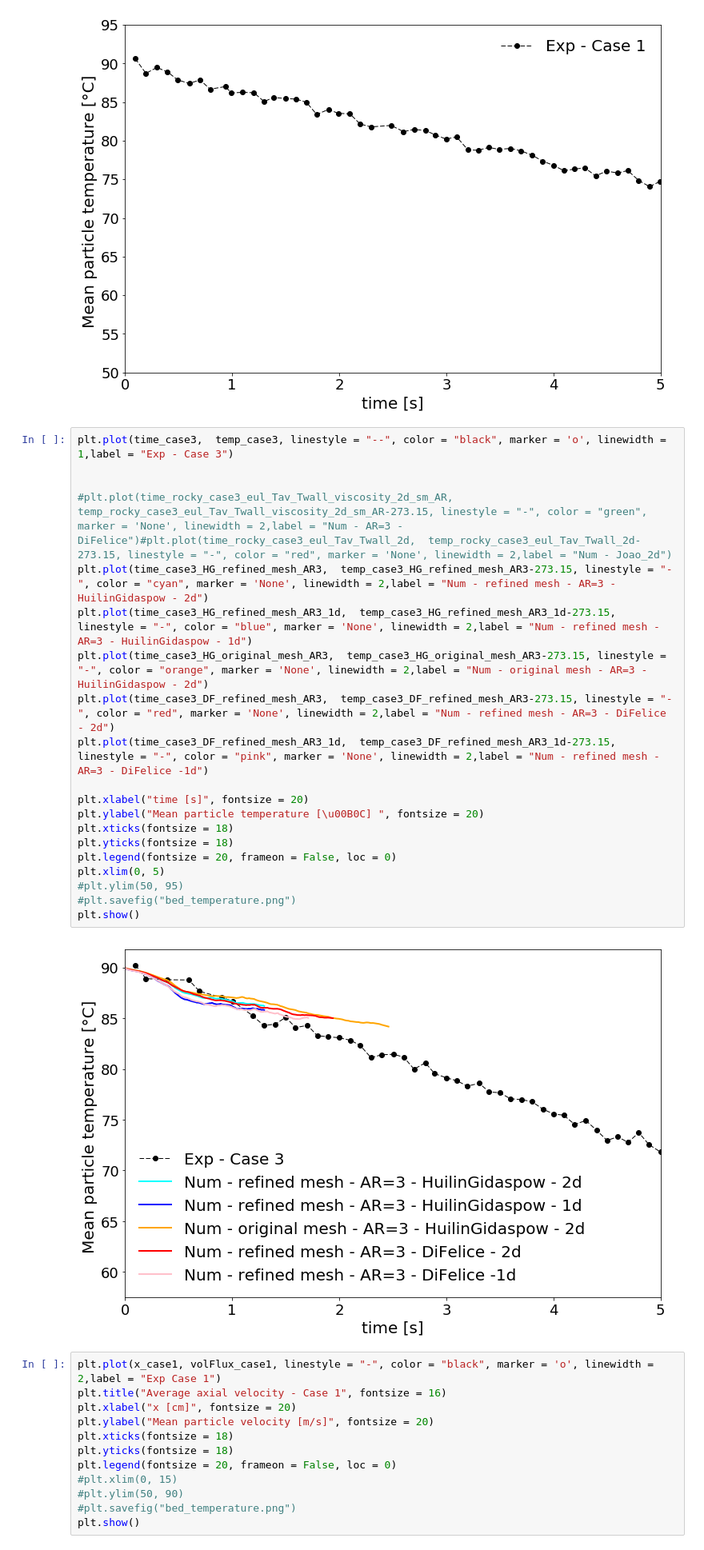
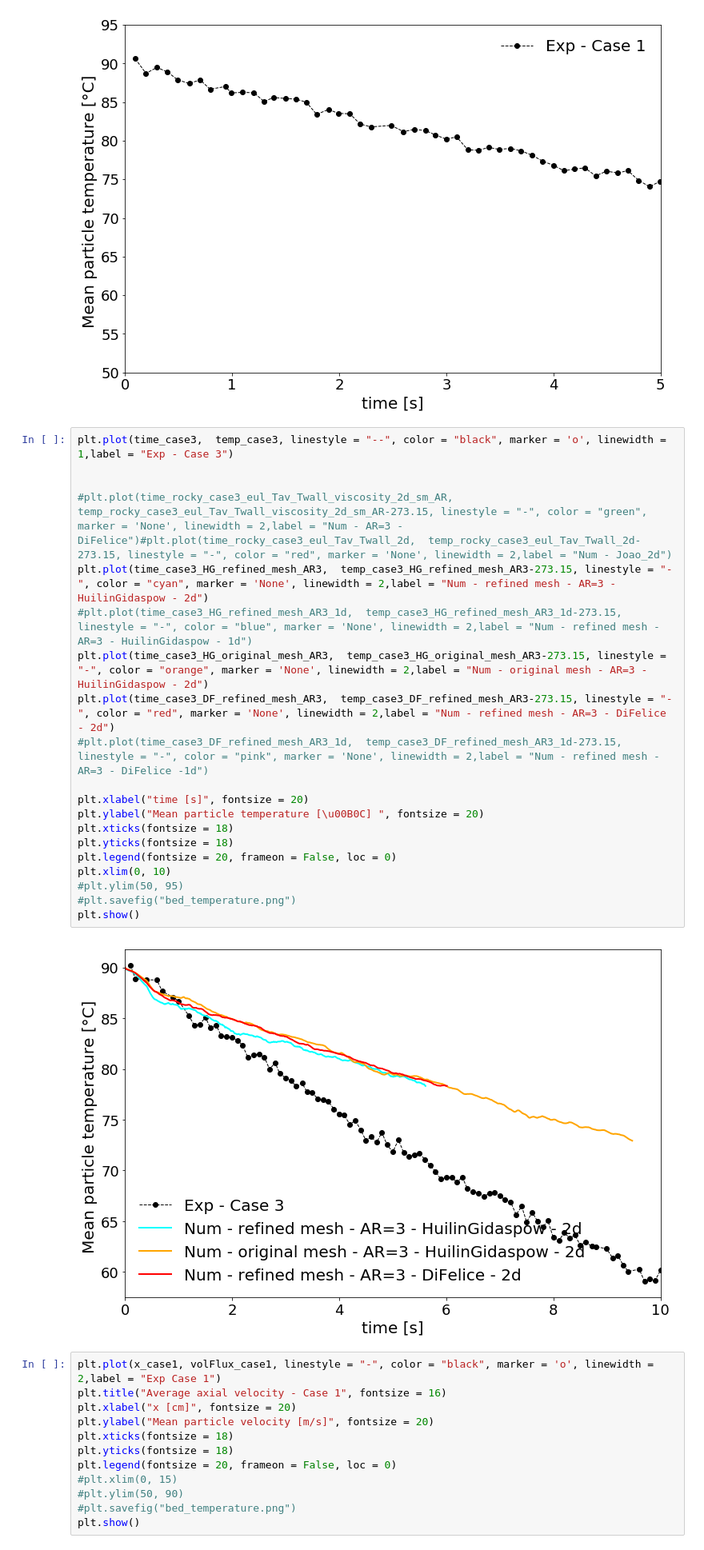
Before and after one commit to lucillalmeida/doutorado-validacoes, a Jupyter notebook: fluidized-bed-patil/Patil-pseudo-2-d-fluidized-bed.ipynb, the cells around one changed output. Shown at 80% size. Drawn from its saved outputs; the diff is of its cells as text.

```diff
--- a/fluidized-bed-patil/Patil-pseudo-2-d-fluidized-bed.ipynb
+++ b/fluidized-bed-patil/Patil-pseudo-2-d-fluidized-bed.ipynb
@@ -344,25 +344,25 @@ plt.show()
 # %%
 plt.plot(time_case3,  temp_case3, linestyle = "--", color = "black", marker = 'o', linewidth = 1,label = "Exp - Case 3")
 
 
 #plt.plot(time_rocky_case3_eul_Tav_Twall_viscosity_2d_sm_AR,  temp_rocky_case3_eul_Tav_Twall_viscosity_2d_sm_AR-273.15, linestyle = "-", color = "green", marker = 'None', linewidth = 2,label = "Num - AR=3 - DiFelice")#plt.plot(time_rocky_case3_eul_Tav_Twall_2d,  temp_rocky_case3_eul_Tav_Twall_2d-273.15, linestyle = "-", color = "red", marker = 'None', linewidth = 2,label = "Num - Joao_2d")
 plt.plot(time_case3_HG_refined_mesh_AR3,  temp_case3_HG_refined_mesh_AR3-273.15, linestyle = "-", color = "cyan", marker = 'None', linewidth = 2,label = "Num - refined mesh - AR=3 - HuilinGidaspow - 2d")
-plt.plot(time_case3_HG_refined_mesh_AR3_1d,  temp_case3_HG_refined_mesh_AR3_1d-273.15, linestyle = "-", color = "blue", marker = 'None', linewidth = 2,label = "Num - refined mesh - AR=3 - HuilinGidaspow - 1d")
+#plt.plot(time_case3_HG_refined_mesh_AR3_1d,  temp_case3_HG_refined_mesh_AR3_1d-273.15, linestyle = "-", color = "blue", marker = 'None', linewidth = 2,label = "Num - refined mesh - AR=3 - HuilinGidaspow - 1d")
 plt.plot(time_case3_HG_original_mesh_AR3,  temp_case3_HG_original_mesh_AR3-273.15, linestyle = "-", color = "orange", marker = 'None', linewidth = 2,label = "Num - original mesh - AR=3 - HuilinGidaspow - 2d")
 plt.plot(time_case3_DF_refined_mesh_AR3,  temp_case3_DF_refined_mesh_AR3-273.15, linestyle = "-", color = "red", marker = 'None', linewidth = 2,label = "Num - refined mesh - AR=3 - DiFelice - 2d")
-plt.plot(time_case3_DF_refined_mesh_AR3_1d,  temp_case3_DF_refined_mesh_AR3_1d-273.15, linestyle = "-", color = "pink", marker = 'None', linewidth = 2,label = "Num - refined mesh - AR=3 - DiFelice -1d")
+#plt.plot(time_case3_DF_refined_mesh_AR3_1d,  temp_case3_DF_refined_mesh_AR3_1d-273.15, linestyle = "-", color = "pink", marker = 'None', linewidth = 2,label = "Num - refined mesh - AR=3 - DiFelice -1d")
 
 plt.xlabel("time [s]", fontsize = 20)
 plt.ylabel("Mean particle temperature [\u00B0C] ", fontsize = 20)
 plt.xticks(fontsize = 18)
 plt.yticks(fontsize = 18)
 plt.legend(fontsize = 20, frameon = False, loc = 0)
-plt.xlim(0, 5)
+plt.xlim(0, 10)
 #plt.ylim(50, 95)
 #plt.savefig("bed_temperature.png")
 plt.show()
 # %% [output]
-[figure, old version]
+[figure, new version]
 # %%
 plt.plot(x_case1, volFlux_case1, linestyle = "-", color = "black", marker = 'o', linewidth = 2,label = "Exp Case 1")
 plt.title("Average axial velocity - Case 1", fontsize = 16)
```
Also changed, not shown: parts of 1 cell of this notebook, 8 other files.
